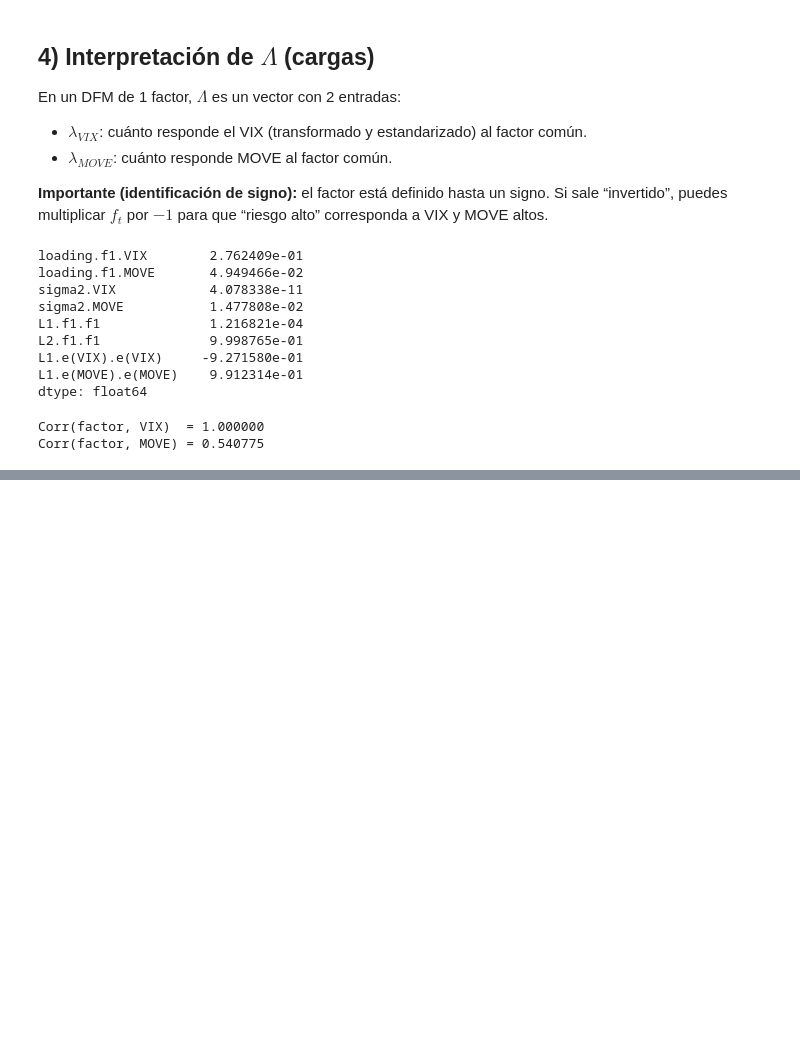
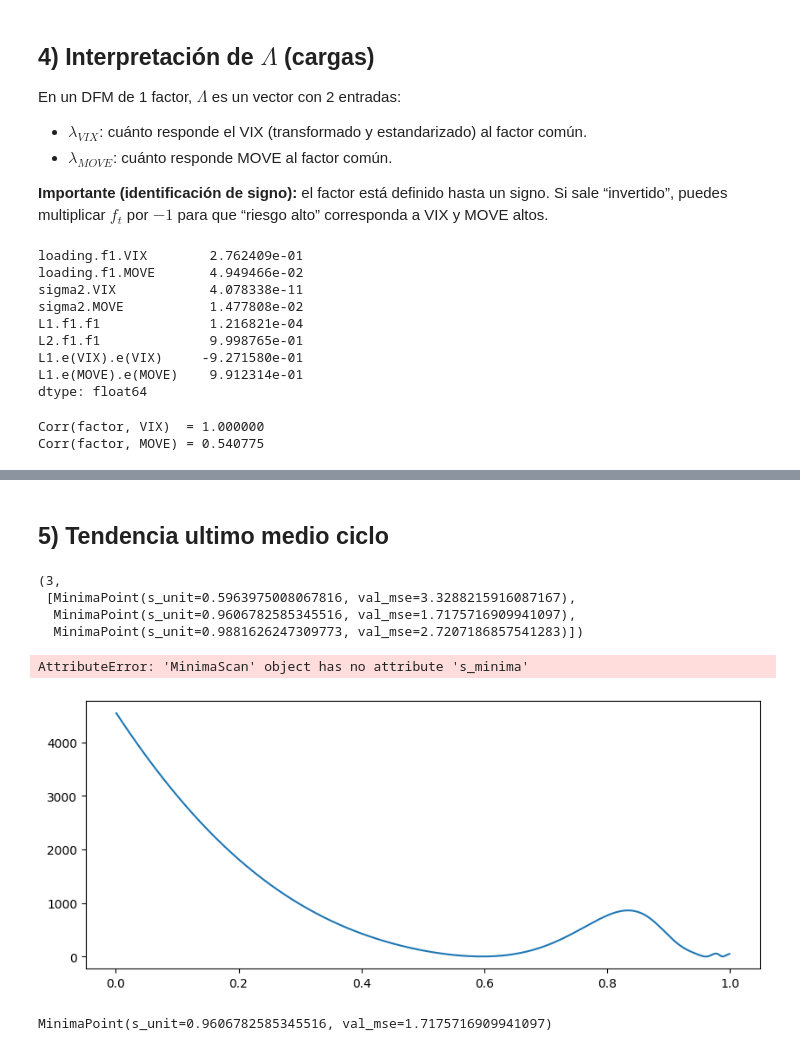
Before and after one commit to heritaco/Estimation-of-latent-risk-in-the-U.S.-market-using-representative-variables, a Jupyter notebook: notebooks/01 DFM VIX-MOVE.ipynb, the cells around one changed output, grey strips where cells are left out. Drawn from its saved outputs; the diff is of its cells as text; code cells hidden in the pictures; blank space fills up the shorter version.

```diff
--- a/notebooks/01 DFM VIX-MOVE.ipynb
+++ b/notebooks/01 DFM VIX-MOVE.ipynb
@@ -644,0 +294,2 @@ rmse_table
+# %% [markdown]
+## 5) Tendencia ultimo medio ciclo
@@ -644,0 +303,30 @@ rmse_table
+# %%
+Z = f_filt[-int(252*3.5):]
+# %%
+Z_train, Z_val, Z_test, split = train_val_test_split(Z, frac_train=0.8, frac_val=0.1, min_train=200, min_val=150)
+# %%
+
+d = 2
+est = GuerreroTrendEstimator(d=d, n_train=split.n_train)
+scan = est.scan_local_minima(Z_train, Z_val, n_grid=400)
+
+len(scan.minima), scan.minima[:5]
+# %% [output]
+(3,
+ [MinimaPoint(s_unit=0.5963975008067816, val_mse=3.3288215916087167),
+  MinimaPoint(s_unit=0.9606782585345516, val_mse=1.7175716909941097),
+  MinimaPoint(s_unit=0.9881626247309773, val_mse=2.7207186857541283)])
+# %%
+
+fig, ax = plt.subplots()
+plot_scan(scan, title=f"Validation scan | d={d}", ax=ax)
+plt.show()
+# %% [output]
+AttributeError: 'MinimaScan' object has no attribute 's_minima'
+[figure, added]
+# %%
+
+best = scan.best()
+best
+# %% [output]
+MinimaPoint(s_unit=0.9606782585345516, val_mse=1.7175716909941097)
```
Also changed, not shown: parts of 13 cells of this notebook.
